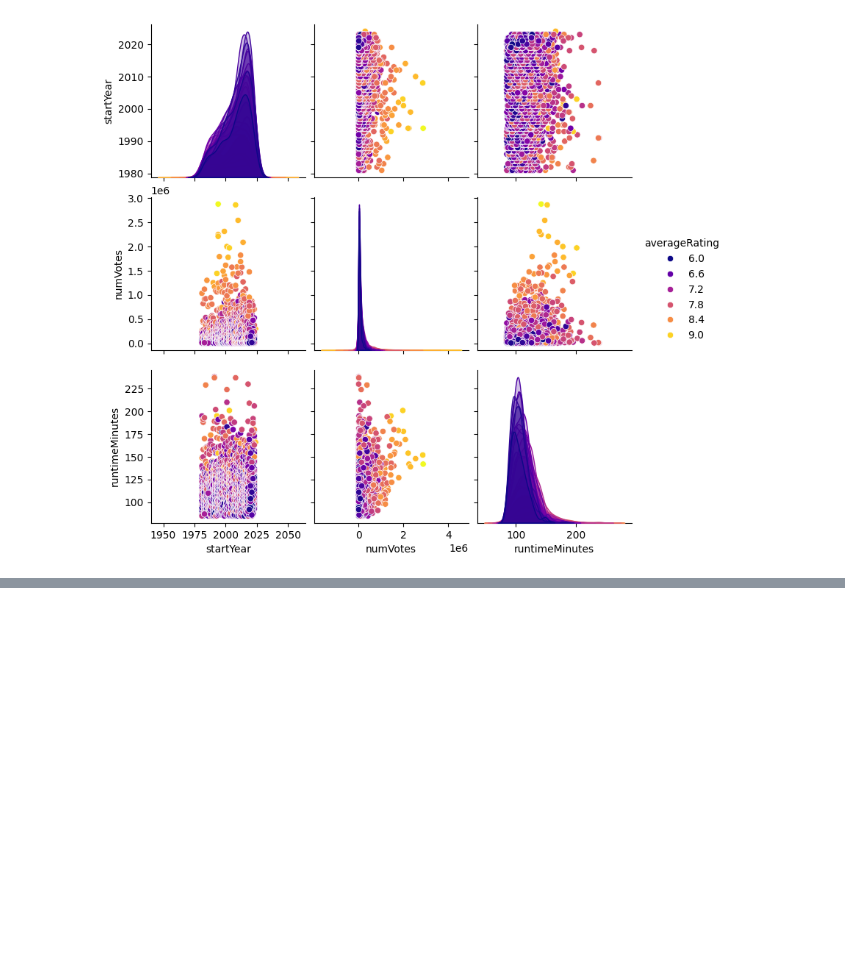
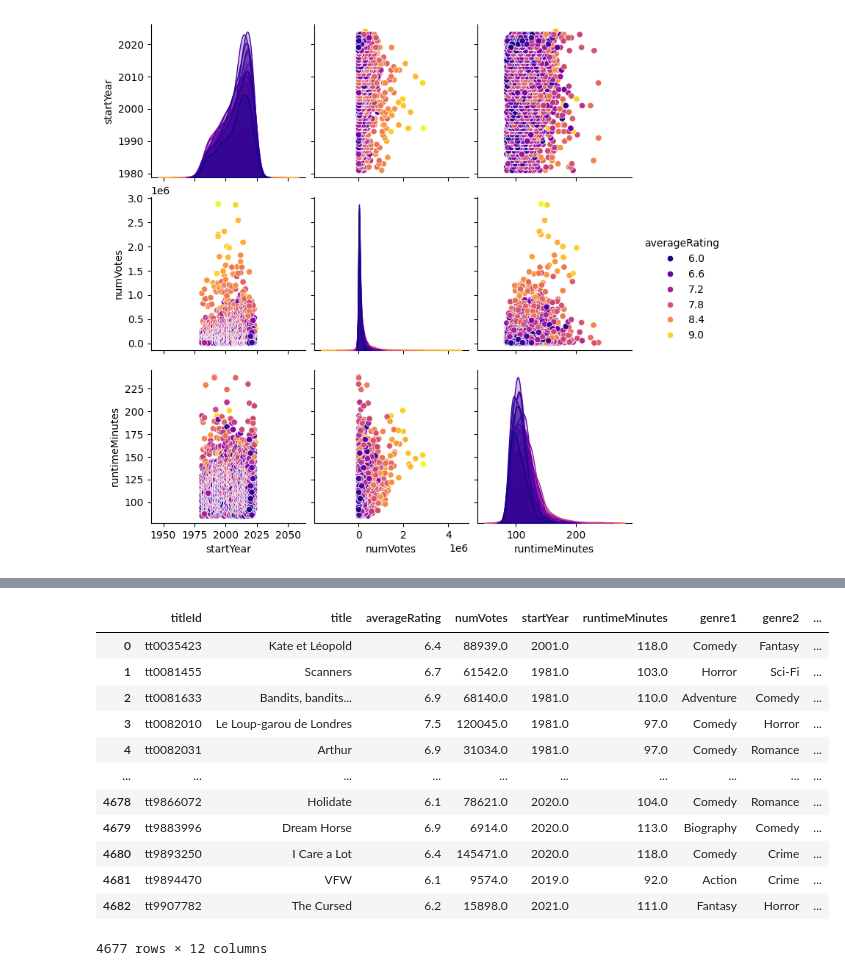
Before and after one commit to Patrick-NII/Projet-Data-IA, a Jupyter notebook: Merged_all_tables/merged_all_tables.ipynb, the cells around one changed output, grey strips where cells are left out. Drawn from its saved outputs; the diff is of its cells as text; code cells hidden in the pictures; blank space fills up the shorter version.

```diff
--- a/Merged_all_tables/merged_all_tables.ipynb
+++ b/Merged_all_tables/merged_all_tables.ipynb
@@ -38,7 +28,7 @@ df_merged = pd.read_csv('D:\\Projo\\Projet-Data-IA\\Merged_all_tables\\merged_fi
 # df_merged['production_companies_name'] = df_merged['production_companies_name'].apply(eval).apply(clean_actors_list)
 
 # Suppression des colonnes inutiles pour l'analyse
-df_merged.drop(columns=['overview', 'poster_path', 'backdrop_path', 'popularity', 'nconst_director'], inplace=True)
+df_merged.drop(columns=['overview', 'poster_path', 'backdrop_path', 'nconst_director'], inplace=True)
 df_merged.dropna(inplace=True)
 
 df_merged.head(10)
@@ -293,0 +305,17 @@ sns.pairplot(df_merged[['startYear', 'numVotes', 'averageRating', 'runtimeMinute
+# %%
+df_merged['average_rating_actors'] = df_merged['Actors_Actresses'].map(lambda x : [[dict_tconst_rating.get(i, np.nan) for i in inner_list] for inner_list in x])
+df_merged
+# %% [output]
+|  | titleId | title | averageRating | numVotes | startYear | runtimeMinutes | genre1 | genre2 | ... |
+| 0 | tt0035423 | Kate et Léopold | 6.4 | 88939.0 | 2001.0 | 118.0 | Comedy | Fantasy | ... |
+| 1 | tt0081455 | Scanners | 6.7 | 61542.0 | 1981.0 | 103.0 | Horror | Sci-Fi | ... |
+| 2 | tt0081633 | Bandits, bandits... | 6.9 | 68140.0 | 1981.0 | 110.0 | Adventure | Comedy | ... |
+| 3 | tt0082010 | Le Loup-garou de Londres | 7.5 | 120045.0 | 1981.0 | 97.0 | Comedy | Horror | ... |
+| 4 | tt0082031 | Arthur | 6.9 | 31034.0 | 1981.0 | 97.0 | Comedy | Romance | ... |
+| ... | ... | ... | ... | ... | ... | ... | ... | ... | ... |
+| 4678 | tt9866072 | Holidate | 6.1 | 78621.0 | 2020.0 | 104.0 | Comedy | Romance | ... |
+| 4679 | tt9883996 | Dream Horse | 6.9 | 6914.0 | 2020.0 | 113.0 | Biography | Comedy | ... |
+| 4680 | tt9893250 | I Care a Lot | 6.4 | 145471.0 | 2020.0 | 118.0 | Comedy | Crime | ... |
+| 4681 | tt9894470 | VFW | 6.1 | 9574.0 | 2019.0 | 92.0 | Action | Crime | ... |
+| 4682 | tt9907782 | The Cursed | 6.2 | 15898.0 | 2021.0 | 111.0 | Fantasy | Horror | ... |
+4677 rows × 12 columns
```
Also changed, not shown: parts of 3 cells of this notebook, 3 other files.
